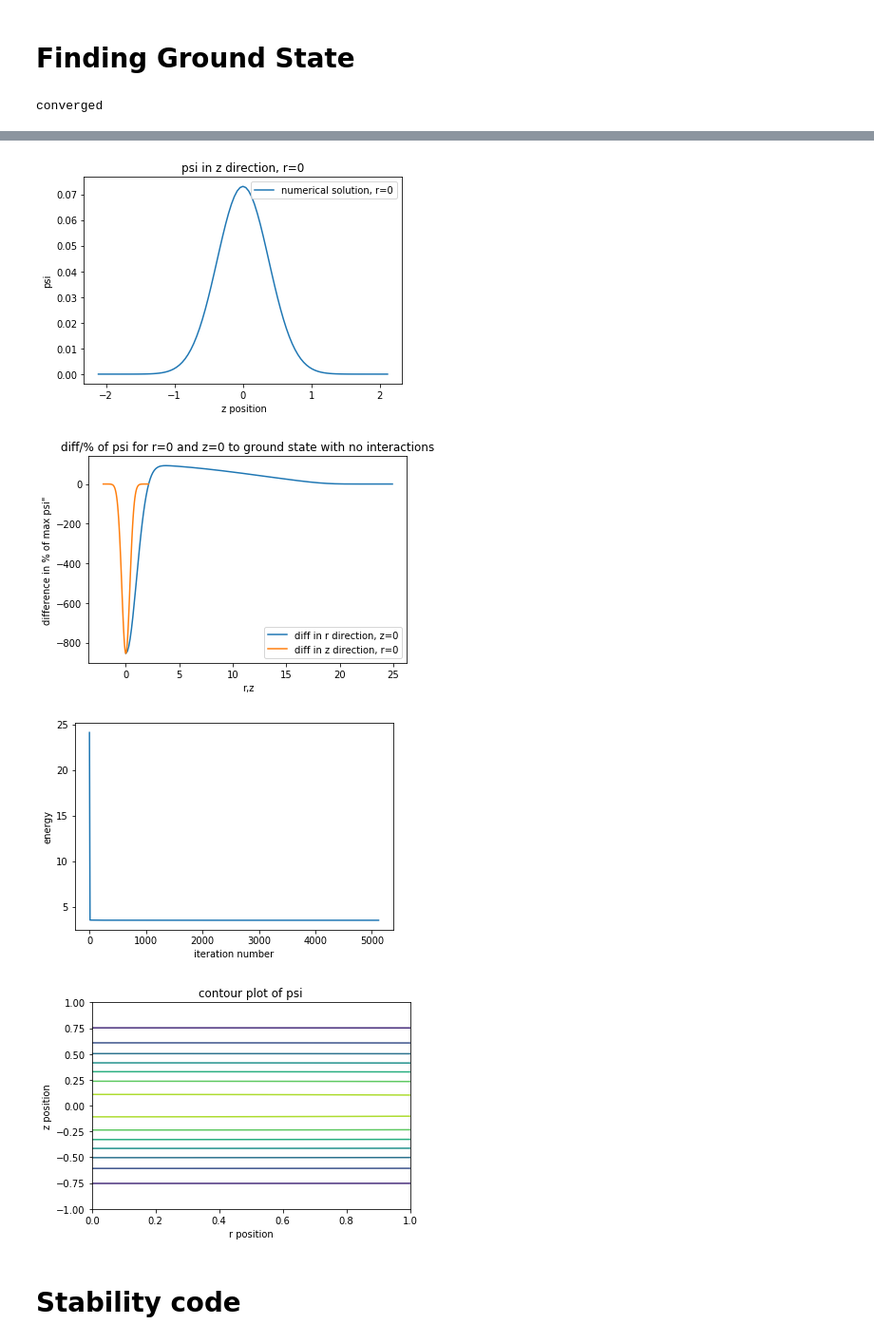
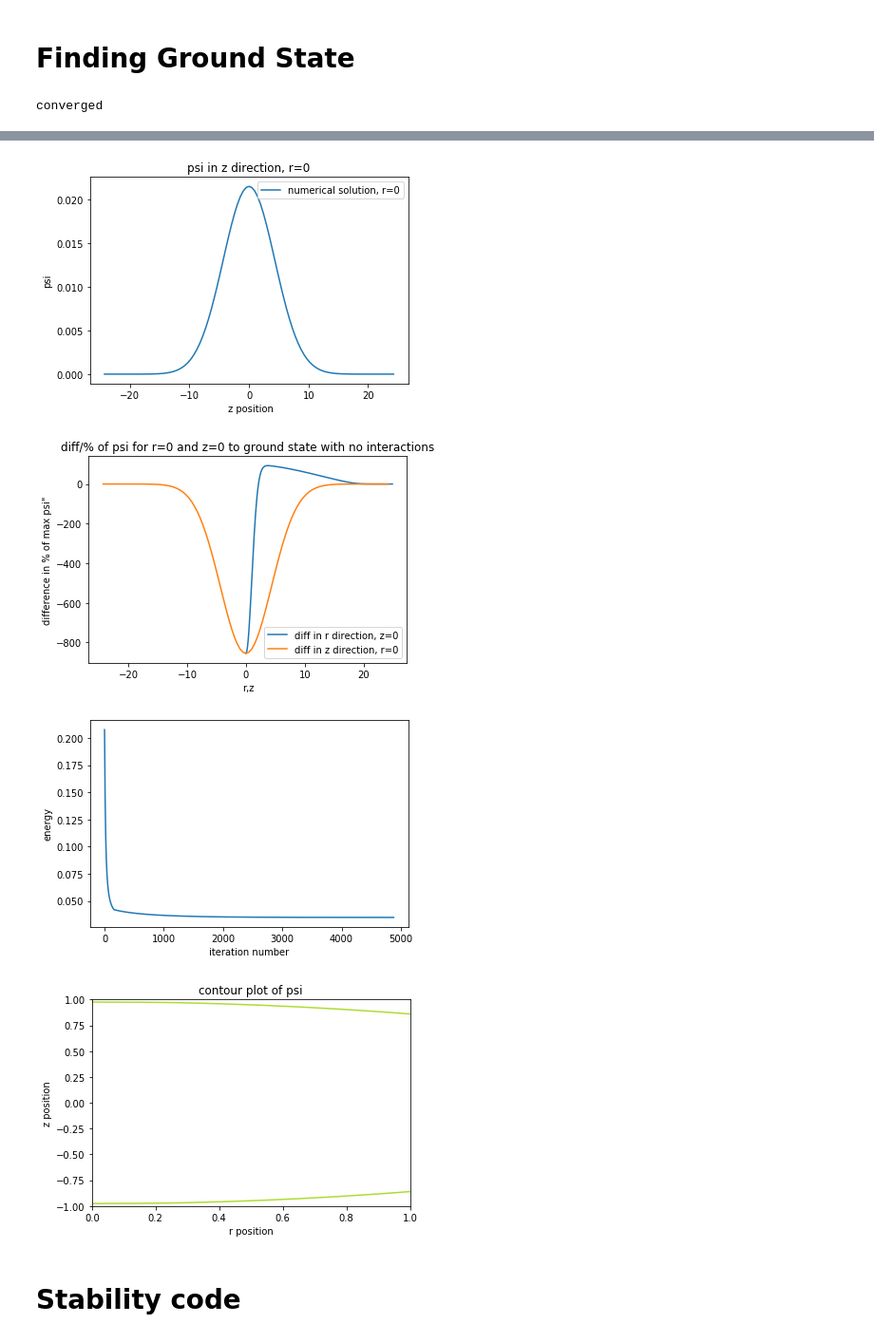
Before and after one commit to DavidStrachan1/BEC-of-dipolar-atoms-simulations, a Jupyter notebook: 3D hankel-checkpoint.ipynb, the cells around one changed output, grey strips where cells are left out. Shown at 95% size. Drawn from its saved outputs; the diff is of its cells as text; code cells hidden in the pictures.

```diff
--- a/3D hankel-checkpoint.ipynb
+++ b/3D hankel-checkpoint.ipynb
@@ -588,7 +183,7 @@ J = np.abs(ss.jv(0,alpha)).reshape(-1,1)
 #overriding parameters
 gs = 0#dimensionless contact factor
 D = 0##dimensionless dipolar factor
-gamma = 7##ratio of axial frequency to radial frequency
+gamma = (np.log(10)/10)**2##ratio of axial frequency to radial frequency
 eps = 1/gamma
 wz = gamma*w
 
@@ -617,39 +212,9 @@ psi_zr /= Norm_r_or_rho(psi_zr,gamma)
 E_list = []
 E_index_list = []
 trig = False
-# for i in tqdm_notebook(range(1000),leave = False): ##split step loop
-#     if i%10==0:
-#         E_list.append([E(psi_zr,gamma,gs,Udd)])
-#         E_index_list.append([i])
-#     psi_zr = np.exp(-0.5j*dt(j)*Vzr(psi_zr,r,gamma,gs,J))*psi_zr ##applies half the potential
-#     psi_zr = exp_T(j,gamma)*qfht(fft(psi_zr,axis=1),J) ##applies kinetic in k space
-#     psi_zr = ifft(iqfht(psi_zr,J),axis=1) ##transforms back to position space
-#     psi_zr /= Norm_r_or_rho(psi_zr,gamma) ##normalising, needs to be right normalisation for psi dependent V
-#     psi_zr *= np.exp(-0.5j*dt(j)*Vzr(psi_zr,r,gamma,gs,J)) ##applies second half of potential
-#     psi_zr /= Norm_r_or_rho(psi_zr,gamma) ##normalises
-#     if np.isnan(E_list).any():
-#         break
-#     if E_conv(E_list,criteria=1e-1):
-#         j = True
-#         if i%50==0:
-#             E_list.append([E(psi_zr,gamma,gs,Udd)])
-#             E_index_list.append([i])
-#         psi_zr = np.exp(-0.5j*dt(j)*Vzr(psi_zr,r,gamma,gs,J))*psi_zr ##applies half the potential
-#         psi_zr = exp_T(j,gamma)*qfht(fft(psi_zr,axis=1),J) ##applies kinetic in k space
-#         psi_zr = ifft(iqfht(psi_zr,J),axis=1) ##transforms back to position space
-#         psi_zr /= Norm_r_or_rho(psi_zr,gamma) ##normalising, needs to be right normalisation for psi dependent V
-#         psi_zr *= np.exp(-0.5j*dt(j)*Vzr(psi_zr,r,gamma,gs,J)) ##applies second half of potential
-#         psi_zr /= Norm_r_or_rho(psi_zr,gamma) ##normalises
-#         if E_conv(E_list,criteria=1e-7):
-#             print('converged')
-#             break
-#         if np.isnan(psi_zr).any() or np.min(E_list)<0:
-#             print('not converged')
-#             break
-trig = False
 dt_ = dt(E_list)
 exp_T_ = exp_T(E_list,gamma)
-for i in tqdm_notebook(range(10000),leave = False): ##loops until convergence or p=p_max
+for i in tqdm_notebook(range(6000),leave = False): ##loops until convergence or p=p_max
     if i%10==0:
         E_list.append([E(psi_zr,gamma,gs,Udd)])
         E_index_list.append([i])
@@ -668,12 +233,9 @@ for i in tqdm_notebook(range(10000),leave = False): ##loops until convergence or
     if np.isnan(psi_zr).any() or np.min(E_list)<0: #or (psi_zr[0,Nz-1]/np.max(psi_zr))<0.01: ##stops the loop early if there is a collapse to nan
         print('not converged')
         break
-    if E_conv(E_list,criteria=1e-7):
+    if E_conv(E_list,criteria=1e-5):
         print('converged')
         break
-
-
-
 
 
 
@@ -778,6 +340,6 @@ converged
-[figure, old version]
+[figure, new version]
-[figure, old version]
+[figure, new version]
-[figure, old version]
+[figure, new version]
-[figure, old version]
+[figure, new version]
 # %% [markdown]
 # Stability code
```
Also changed, not shown: parts of 17 cells of this notebook.
